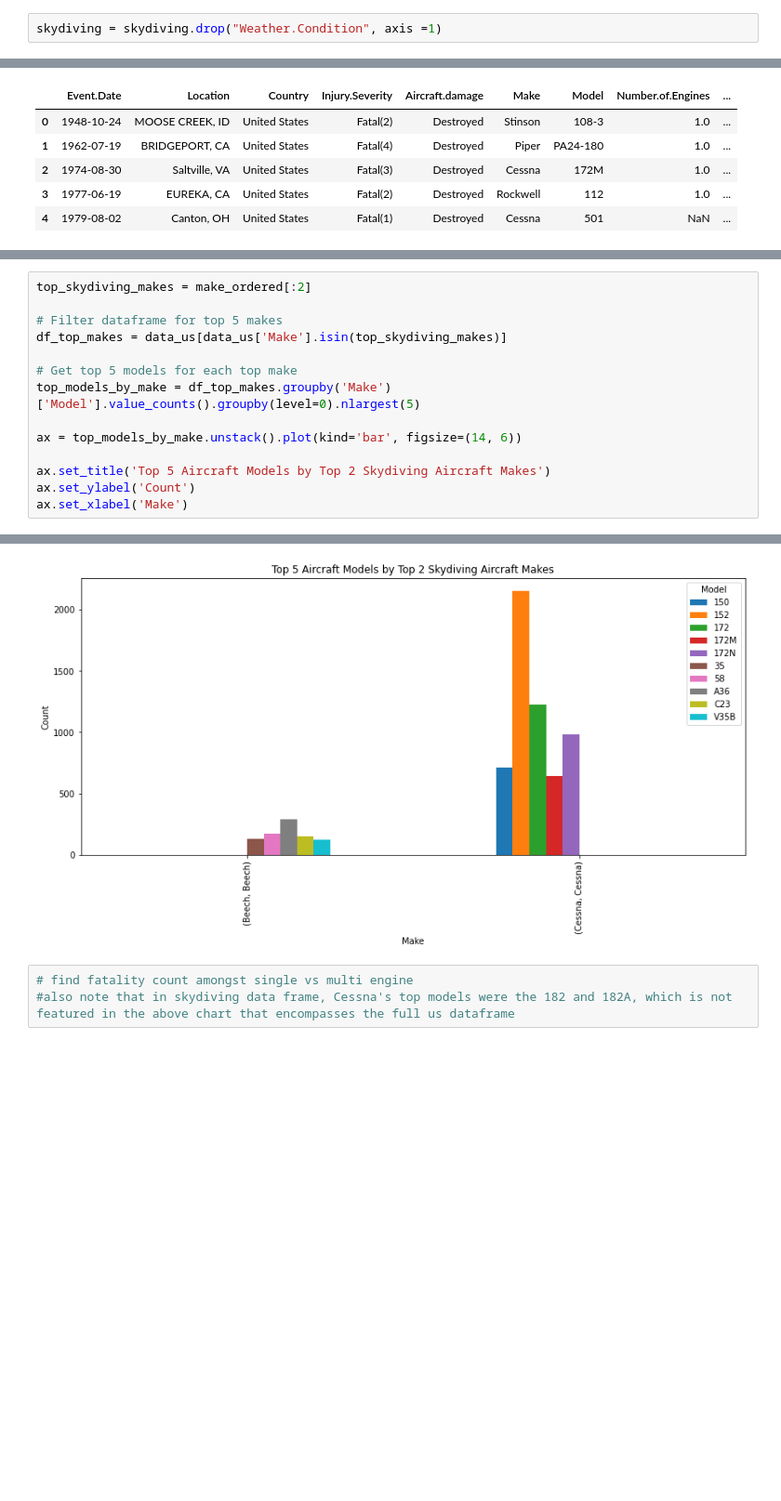
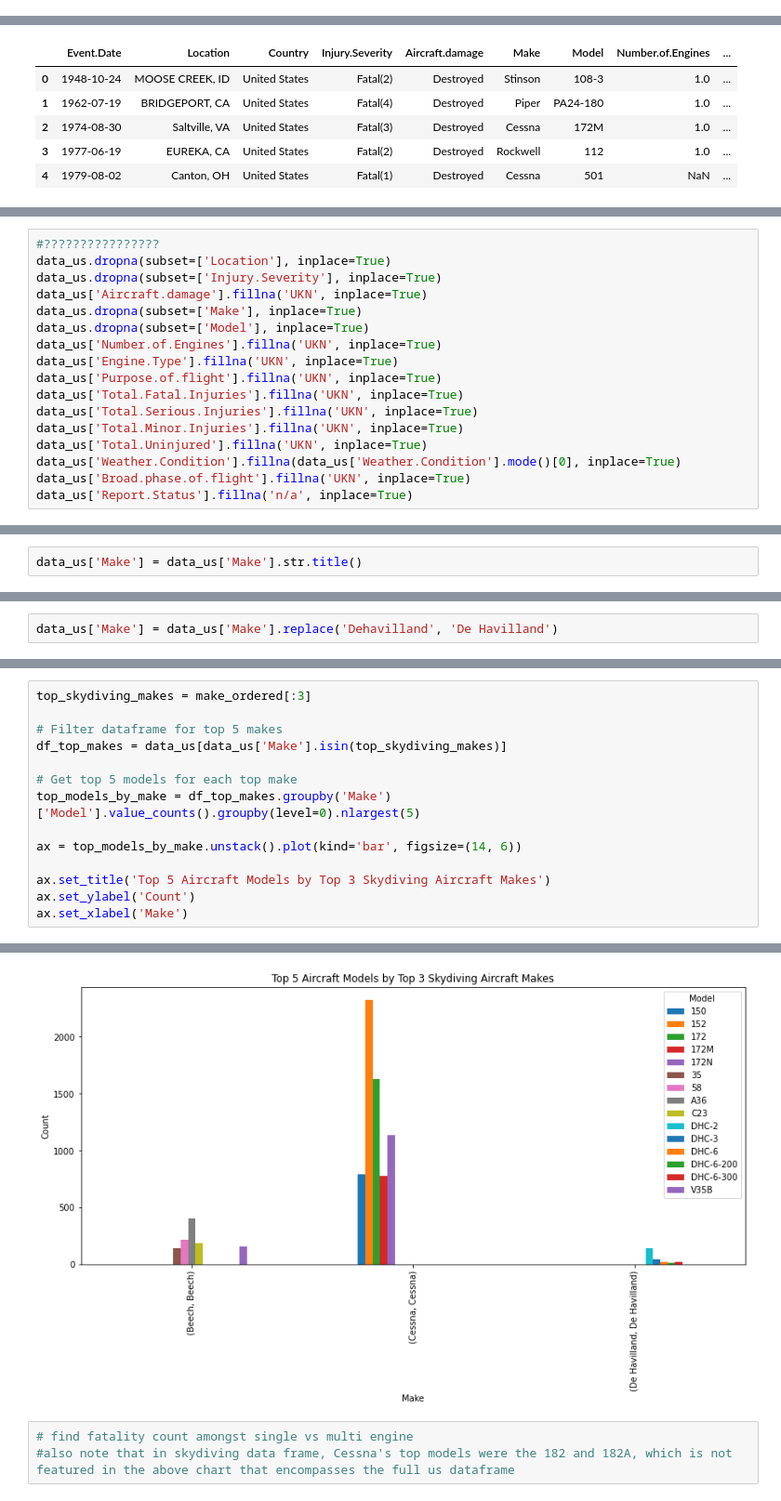
Before and after one commit to morgannash1/phase1_project, a Jupyter notebook: notebook.ipynb, the cells around one changed output, grey strips where cells are left out. Shown: that part at 93% size. Drawn from its saved outputs; the diff is of its cells as text; blank space fills up the shorter version.

```diff
--- a/notebook.ipynb
+++ b/notebook.ipynb
@@ -294,5 +305,3 @@ Name: Weather.Condition, dtype: int64
-# %%
-skydiving = skydiving.drop("Weather.Condition", axis =1)
 # %%
 skydiving['Make'].value_counts()
 # %% [output]
@@ -475,0 +506,17 @@ data_us.head()
+# %%
+#????????????????
+data_us.dropna(subset=['Location'], inplace=True)
+data_us.dropna(subset=['Injury.Severity'], inplace=True)
+data_us['Aircraft.damage'].fillna('UKN', inplace=True)
+data_us.dropna(subset=['Make'], inplace=True)
+data_us.dropna(subset=['Model'], inplace=True)
+data_us['Number.of.Engines'].fillna('UKN', inplace=True)
+data_us['Engine.Type'].fillna('UKN', inplace=True)
+data_us['Purpose.of.flight'].fillna('UKN', inplace=True)
+data_us['Total.Fatal.Injuries'].fillna('UKN', inplace=True)
+data_us['Total.Serious.Injuries'].fillna('UKN', inplace=True)
+data_us['Total.Minor.Injuries'].fillna('UKN', inplace=True)
+data_us['Total.Uninjured'].fillna('UKN', inplace=True)
+data_us['Weather.Condition'].fillna(data_us['Weather.Condition'].mode()[0], inplace=True)
+data_us['Broad.phase.of.flight'].fillna('UKN', inplace=True)
+data_us['Report.Status'].fillna('n/a', inplace=True)
@@ -500,0 +561,2 @@ Name: Country, dtype: int64
+# %%
+data_us['Make'] = data_us['Make'].str.title()
@@ -500,0 +569,2 @@ Name: Country, dtype: int64
+# %%
+data_us['Make'] = data_us['Make'].replace('Dehavilland', 'De Havilland')
@@ -501,20 +612,20 @@ Name: Country, dtype: int64
 # %%
-top_skydiving_makes = make_ordered[:2]
+top_skydiving_makes = make_ordered[:3]
 
 # Filter dataframe for top 5 makes
 df_top_makes = data_us[data_us['Make'].isin(top_skydiving_makes)]
 
 # Get top 5 models for each top make
 top_models_by_make = df_top_makes.groupby('Make')['Model'].value_counts().groupby(level=0).nlargest(5)
 
 ax = top_models_by_make.unstack().plot(kind='bar', figsize=(14, 6))
 
-ax.set_title('Top 5 Aircraft Models by Top 2 Skydiving Aircraft Makes')
+ax.set_title('Top 5 Aircraft Models by Top 3 Skydiving Aircraft Makes')
 ax.set_ylabel('Count')
 ax.set_xlabel('Make')
 # %% [output]
 Text(0.5, 0, 'Make')
-[figure, old version]
+[figure, new version]
 # %%
 # find fatality count amongst single vs multi engine
 #also note that in skydiving data frame, Cessna's top models were the 182 and 182A, which is not featured in the above chart that encompasses the full us dataframe
```
Also changed, not shown: parts of 27 cells of this notebook.
